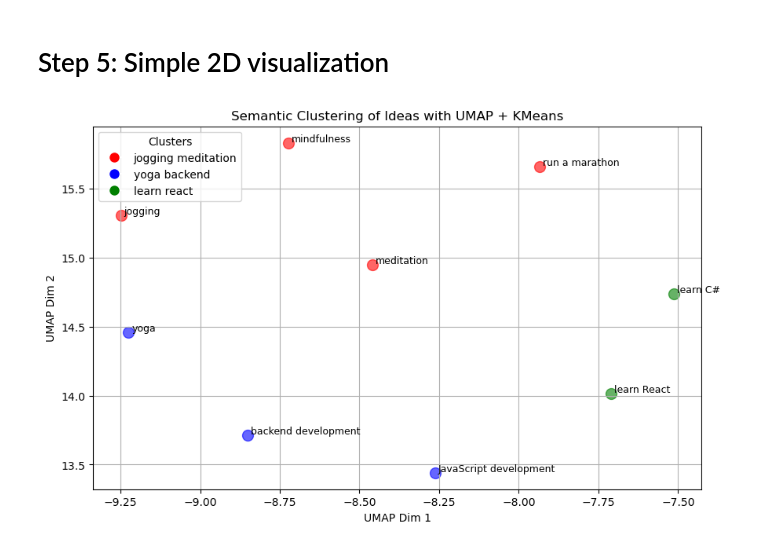
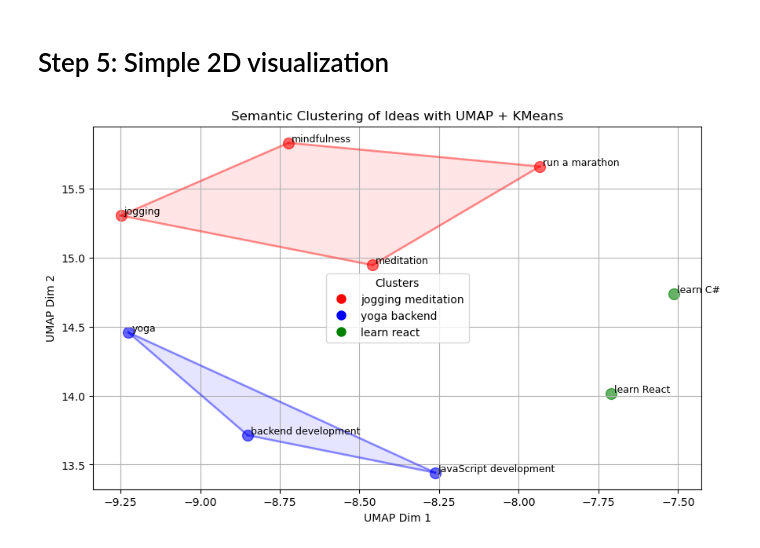
Before and after one commit to montarelab/clusterly, a Jupyter notebook: main.ipynb, the cells around one changed output. Saved outputs shown, nothing was run; the diff lists cells and outputs as text; code cells hidden in the pictures.

Commit message:
added convex hull

```diff
--- a/main.ipynb
+++ b/main.ipynb
@@ -91,22 +83,31 @@ for texts in cluster_texts:
 # %%
 
 
 plt.figure(figsize=(10, 6))
 colors = ['red', 'blue', 'green']
 for i, (x, y) in enumerate(embedding_2d):
     label = cluster_labels[i]
     plt.scatter(x, y, color=colors[label], label=cluster_labels_text[label], s=100, alpha=0.6)
     plt.text(x + 0.01, y + 0.01, input_ideas[i], fontsize=9)
+
+for label_idx in range(len(cluster_labels_text)):
+    points = np.array([embedding_2d[i] for i in range(len(embedding_2d)) if cluster_labels[i] == label_idx])
+    if len(points) >= 3:  # Convex hull needs at least 3 points
+        hull = ConvexHull(points)
+        for simplex in hull.simplices:
+            plt.plot(points[simplex, 0], points[simplex, 1], color=colors[label_idx], linewidth=2, alpha=0.4)
+        plt.fill(points[hull.vertices,0], points[hull.vertices,1], color=colors[label_idx], alpha=0.1)
+
 
 # Create legend with cluster labels
 handles = [plt.Line2D([0], [0], marker='o', color='w', label=label,
                       markerfacecolor=color, markersize=10)
            for label, color in zip(cluster_labels_text, colors)]
 plt.legend(handles=handles, title="Clusters", loc="best")
 plt.title("Semantic Clustering of Ideas with UMAP + KMeans")
 plt.xlabel("UMAP Dim 1")
 plt.ylabel("UMAP Dim 2")
 plt.grid(True)
 plt.show()
 # %% [output]
-[figure, old version]
+[figure, new version]
```
Also changed, not shown: parts of 1 cell of this notebook.
